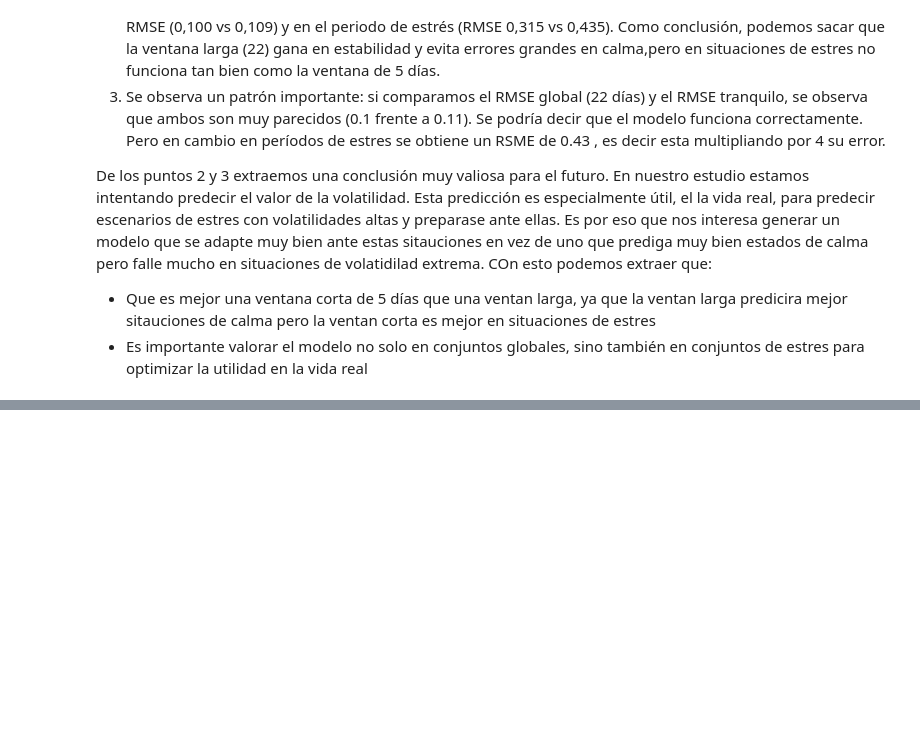
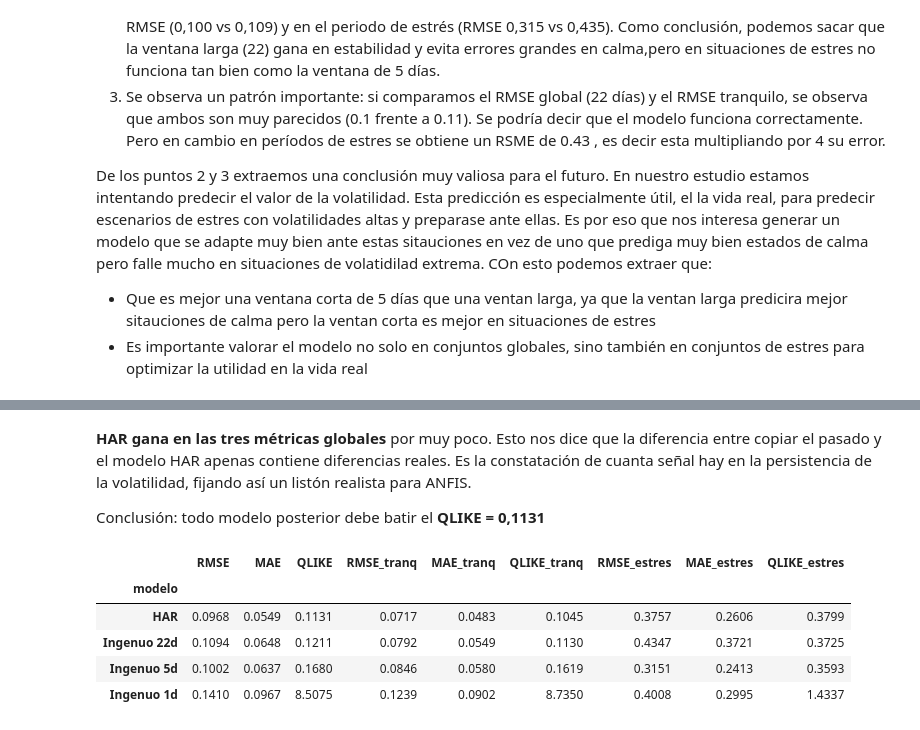
Before and after one commit to VictorSinNav/TFG, a Jupyter notebook: notebooks/02_modelos.ipynb, the cells around one changed output, grey strips where cells are left out. Drawn from its saved outputs; the diff is of its cells as text; code cells hidden in the pictures; blank space fills up the shorter version.

```diff
--- a/notebooks/02_modelos.ipynb
+++ b/notebooks/02_modelos.ipynb
@@ -65,0 +97,18 @@ De los puntos 2 y 3 extraemos una conclusión muy valiosa para el futuro. En nue
+# %% [markdown]
+**HAR gana en las tres métricas globales** por muy poco. Esto nos dice que la diferencia entre copiar el pasado y el modelo HAR apenas contiene diferencias reales. Es la constatación de cuanta señal hay en la persistencia de la volatilidad, fijando así un listón realista para ANFIS.
+
+Conclusión: todo modelo posterior debe batir el **QLIKE = 0,1131**
+# %%
+y_hat_har = predecir_har(har, test)
+
+filas.append(evaluar(y_test, y_hat_har, idx_estres, "HAR"))
+tabla = tabla_resultados(filas)
+tabla.to_csv("../results/tables/e3_har.csv")
+tabla
+# %% [output]
+|  | RMSE | MAE | QLIKE | RMSE_tranq | MAE_tranq | QLIKE_tranq | RMSE_estres | MAE_estres | QLIKE_estres |
+| modelo |  |  |  |  |  |  |  |  |  |
+| HAR | 0.0968 | 0.0549 | 0.1131 | 0.0717 | 0.0483 | 0.1045 | 0.3757 | 0.2606 | 0.3799 |
+| Ingenuo 22d | 0.1094 | 0.0648 | 0.1211 | 0.0792 | 0.0549 | 0.1130 | 0.4347 | 0.3721 | 0.3725 |
+| Ingenuo 5d | 0.1002 | 0.0637 | 0.1680 | 0.0846 | 0.0580 | 0.1619 | 0.3151 | 0.2413 | 0.3593 |
+| Ingenuo 1d | 0.1410 | 0.0967 | 8.5075 | 0.1239 | 0.0902 | 8.7350 | 0.4008 | 0.2995 | 1.4337 |
```
Also changed, not shown: parts of 7 cells of this notebook, 6 other files.
